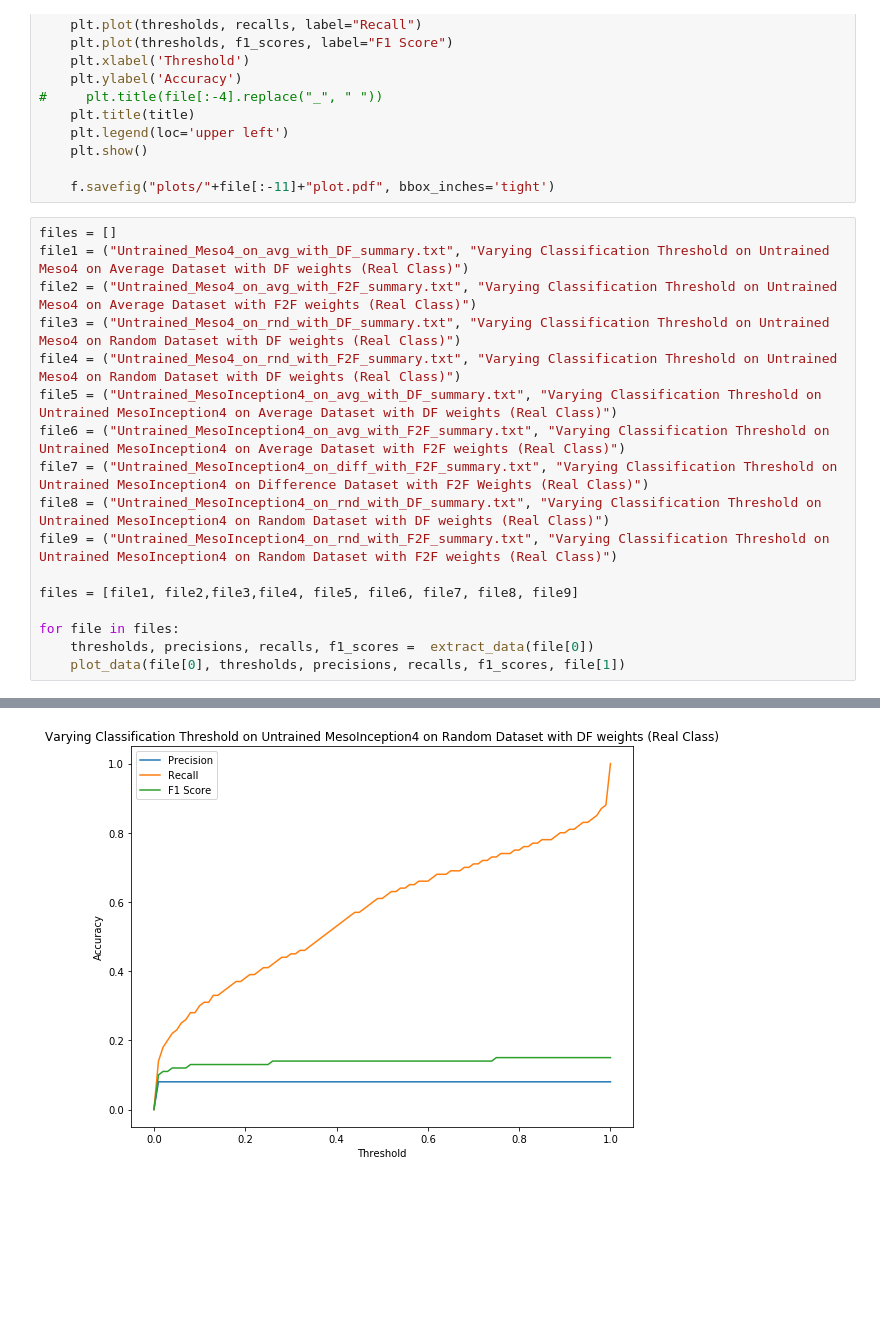
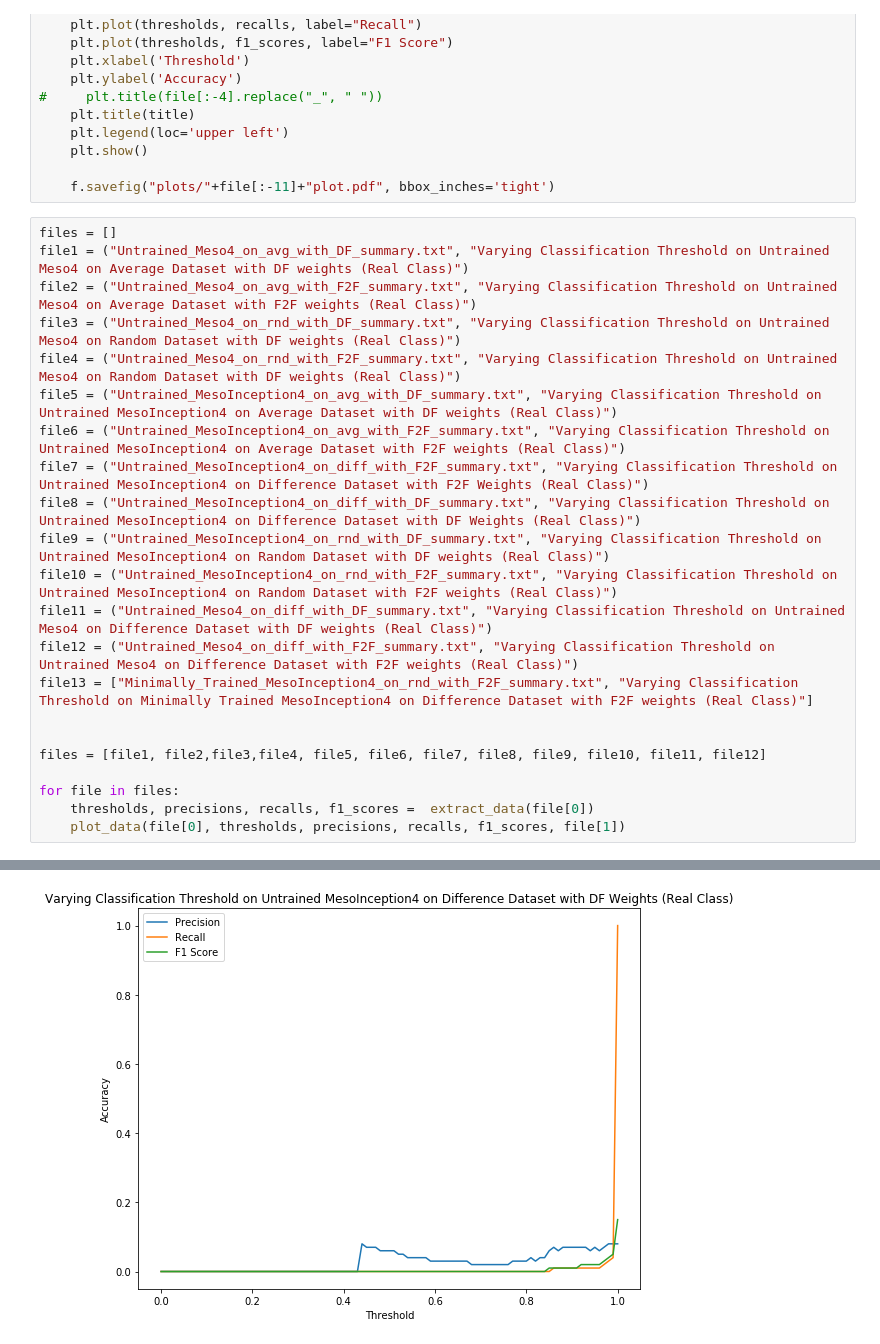
Before and after one commit to Sakib56/MLP-AutoDeepfakeDetection, a Jupyter notebook: Results/Plotting Data.ipynb, the cells around one changed output, grey strips where cells are left out. Cells and saved outputs as stored; diff of their text form; blank space fills up the shorter version.

Commit message:
more plots

```diff
--- a/Results/Plotting Data.ipynb
+++ b/Results/Plotting Data.ipynb
@@ -63,10 +66,15 @@ file4 = ("Untrained_Meso4_on_rnd_with_F2F_summary.txt", "Varying Classification
 file5 = ("Untrained_MesoInception4_on_avg_with_DF_summary.txt", "Varying Classification Threshold on Untrained MesoInception4 on Average Dataset with DF weights (Real Class)")
 file6 = ("Untrained_MesoInception4_on_avg_with_F2F_summary.txt", "Varying Classification Threshold on Untrained MesoInception4 on Average Dataset with F2F weights (Real Class)")
 file7 = ("Untrained_MesoInception4_on_diff_with_F2F_summary.txt", "Varying Classification Threshold on Untrained MesoInception4 on Difference Dataset with F2F Weights (Real Class)")
-file8 = ("Untrained_MesoInception4_on_rnd_with_DF_summary.txt", "Varying Classification Threshold on Untrained MesoInception4 on Random Dataset with DF weights (Real Class)")
-file9 = ("Untrained_MesoInception4_on_rnd_with_F2F_summary.txt", "Varying Classification Threshold on Untrained MesoInception4 on Random Dataset with F2F weights (Real Class)")
+file8 = ("Untrained_MesoInception4_on_diff_with_DF_summary.txt", "Varying Classification Threshold on Untrained MesoInception4 on Difference Dataset with DF Weights (Real Class)")
+file9 = ("Untrained_MesoInception4_on_rnd_with_DF_summary.txt", "Varying Classification Threshold on Untrained MesoInception4 on Random Dataset with DF weights (Real Class)")
+file10 = ("Untrained_MesoInception4_on_rnd_with_F2F_summary.txt", "Varying Classification Threshold on Untrained MesoInception4 on Random Dataset with F2F weights (Real Class)")
+file11 = ("Untrained_Meso4_on_diff_with_DF_summary.txt", "Varying Classification Threshold on Untrained Meso4 on Difference Dataset with DF weights (Real Class)")
+file12 = ("Untrained_Meso4_on_diff_with_F2F_summary.txt", "Varying Classification Threshold on Untrained Meso4 on Difference Dataset with F2F weights (Real Class)")
+file13 = ["Minimally_Trained_MesoInception4_on_rnd_with_F2F_summary.txt", "Varying Classification Threshold on Minimally Trained MesoInception4 on Difference Dataset with F2F weights (Real Class)"]
 
-files = [file1, file2,file3,file4, file5, file6, file7, file8, file9]
+
+files = [file1, file2,file3,file4, file5, file6, file7, file8, file9, file10, file11, file12]
 
 for file in files:
     thresholds, precisions, recalls, f1_scores =  extract_data(file[0])
@@ -82 +90 @@ for file in files:
-[figure, old version]
+[figure, new version]
```
Also changed, not shown: parts of 2 cells of this notebook, 14 other files.
